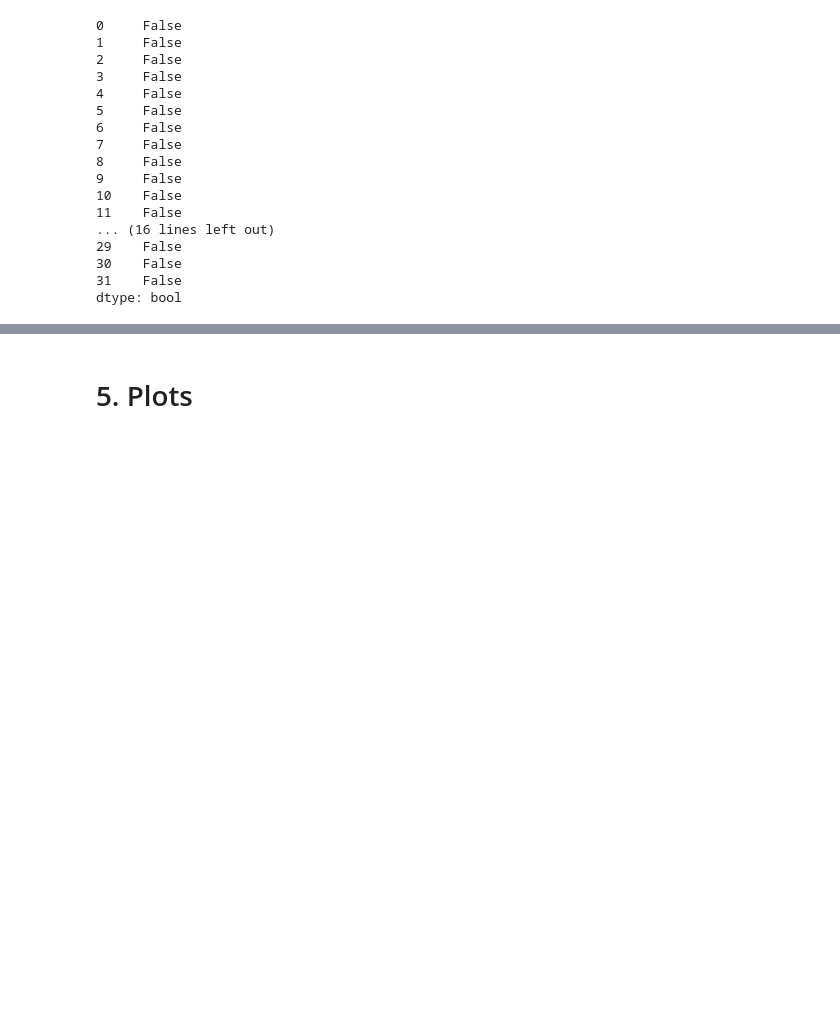
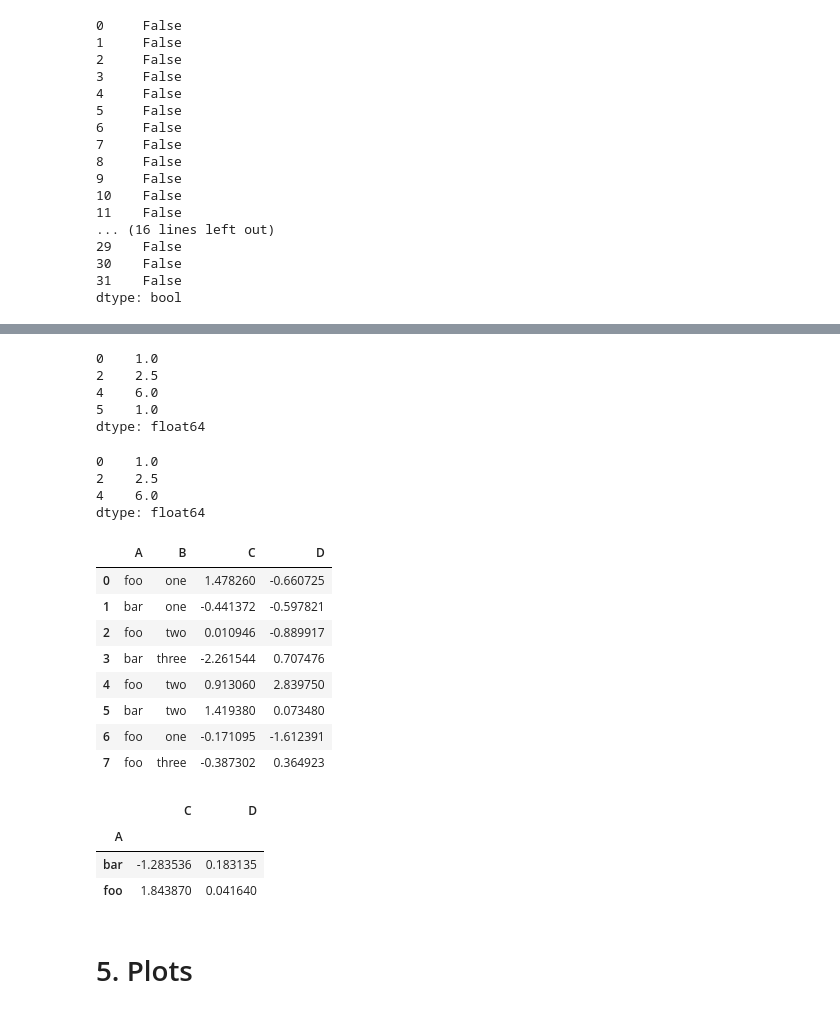
Before and after one commit to menna-osman/Python-Basics-Practice, a Jupyter notebook: Dictinaries, Dataframes and Numpy/Pandas.ipynb, the cells around one changed output, grey strips where cells are left out. Cells and saved outputs as stored; diff of their text form; code cells hidden in the pictures; blank space fills up the shorter version.

```diff
--- a/Dictinaries, Dataframes and Numpy/Pandas.ipynb
+++ b/Dictinaries, Dataframes and Numpy/Pandas.ipynb
@@ -599,3 +611,48 @@ df.drop_duplicates(inplace = True)
+# %%
+data.dropna(inplace= True)
+data
+# %% [output]
+0    1.0
+2    2.5
+4    6.0
+5    1.0
+dtype: float64
+# %%
+# Remove all duplicates
+data.drop_duplicates(inplace = True)
+data
+# %% [output]
+0    1.0
+2    2.5
+4    6.0
+dtype: float64
+# %%
+df = pd.DataFrame(
+    {
+        "A": ["foo", "bar", "foo", "bar", "foo", "bar", "foo", "foo"],
+        "B": ["one", "one", "two", "three", "two", "two", "one", "three"],
+        "C": np.random.randn(8),
+        "D": np.random.randn(8),
+    }
+)
+df
+# %% [output]
+|  | A | B | C | D |
+| 0 | foo | one | 1.478260 | -0.660725 |
+| 1 | bar | one | -0.441372 | -0.597821 |
+| 2 | foo | two | 0.010946 | -0.889917 |
+| 3 | bar | three | -2.261544 | 0.707476 |
+| 4 | foo | two | 0.913060 | 2.839750 |
+| 5 | bar | two | 1.419380 | 0.073480 |
+| 6 | foo | one | -0.171095 | -1.612391 |
+| 7 | foo | three | -0.387302 | 0.364923 |
+# %%
+df.groupby("A")[["C", "D"]].sum()
+# %% [output]
+|  | C | D |
+| A |  |  |
+| bar | -1.283536 | 0.183135 |
+| foo | 1.843870 | 0.041640 |
 # %% [markdown]
 # 5. Plots
 # %%
```
Also changed, not shown: parts of 6 cells of this notebook, 9 other files.
